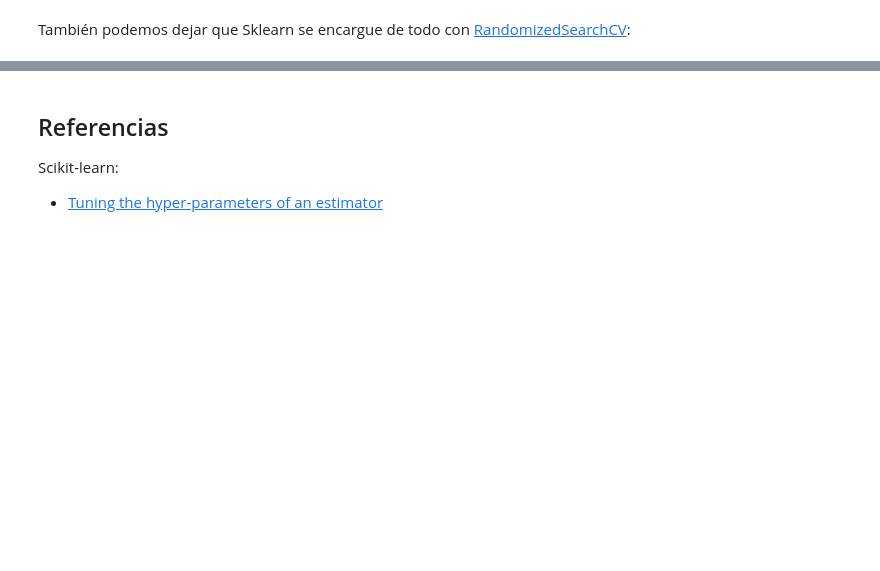
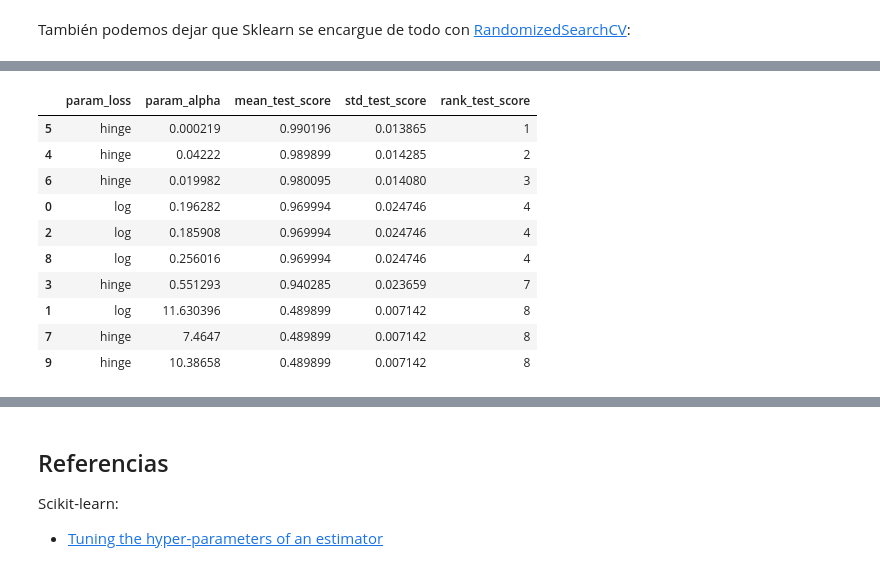
Before and after one commit to nicoambrosis/Introduccion-al-Aprendizaje-Automatico, a Jupyter notebook: 06 Selección de Modelos.ipynb, the cells around one changed output, grey strips where cells are left out. Saved outputs shown, nothing was run; the diff lists cells and outputs as text; code cells hidden in the pictures; blank space fills up the shorter version.

```diff
--- a/06 Selección de Modelos.ipynb
+++ b/06 Selección de Modelos.ipynb
@@ -378,0 +622,4 @@ for params in ParameterSampler(param_dist, 10, random_state=0):
+# %%
+# volvemos a configurar que aparezcan las warnings
+import pandas as pd
+pd.reset_option('all')
@@ -384,5 +677,5 @@ from sklearn.model_selection import RandomizedSearchCV
 model = SGDClassifier(random_state=0)
 
 cv = RandomizedSearchCV(model, param_dist, n_iter=10, cv=3, random_state=0)
-cv.fit(X, y);
+cv.fit(X, y_true);
 # %%
@@ -393,2 +691,20 @@ df[['param_loss', 'param_alpha', 'mean_test_score', 'std_test_score', 'rank_test
+# %%
+important_cols = ['param_loss', 'param_alpha', 'mean_test_score', 'std_test_score', 'rank_test_score']
+(df
+ [important_cols]
+ .sort_values('rank_test_score')
+)
+# %% [output]
+|  | param_loss | param_alpha | mean_test_score | std_test_score | rank_test_score |
+| 5 | hinge | 0.000219 | 0.990196 | 0.013865 | 1 |
+| 4 | hinge | 0.04222 | 0.989899 | 0.014285 | 2 |
+| 6 | hinge | 0.019982 | 0.980095 | 0.014080 | 3 |
+| 0 | log | 0.196282 | 0.969994 | 0.024746 | 4 |
+| 2 | log | 0.185908 | 0.969994 | 0.024746 | 4 |
+| 8 | log | 0.256016 | 0.969994 | 0.024746 | 4 |
+| 3 | hinge | 0.551293 | 0.940285 | 0.023659 | 7 |
+| 1 | log | 11.630396 | 0.489899 | 0.007142 | 8 |
+| 7 | hinge | 7.4647 | 0.489899 | 0.007142 | 8 |
+| 9 | hinge | 10.38658 | 0.489899 | 0.007142 | 8 |
 # %%
 cv.best_estimator_
```
Also changed, not shown: parts of 48 cells of this notebook.
